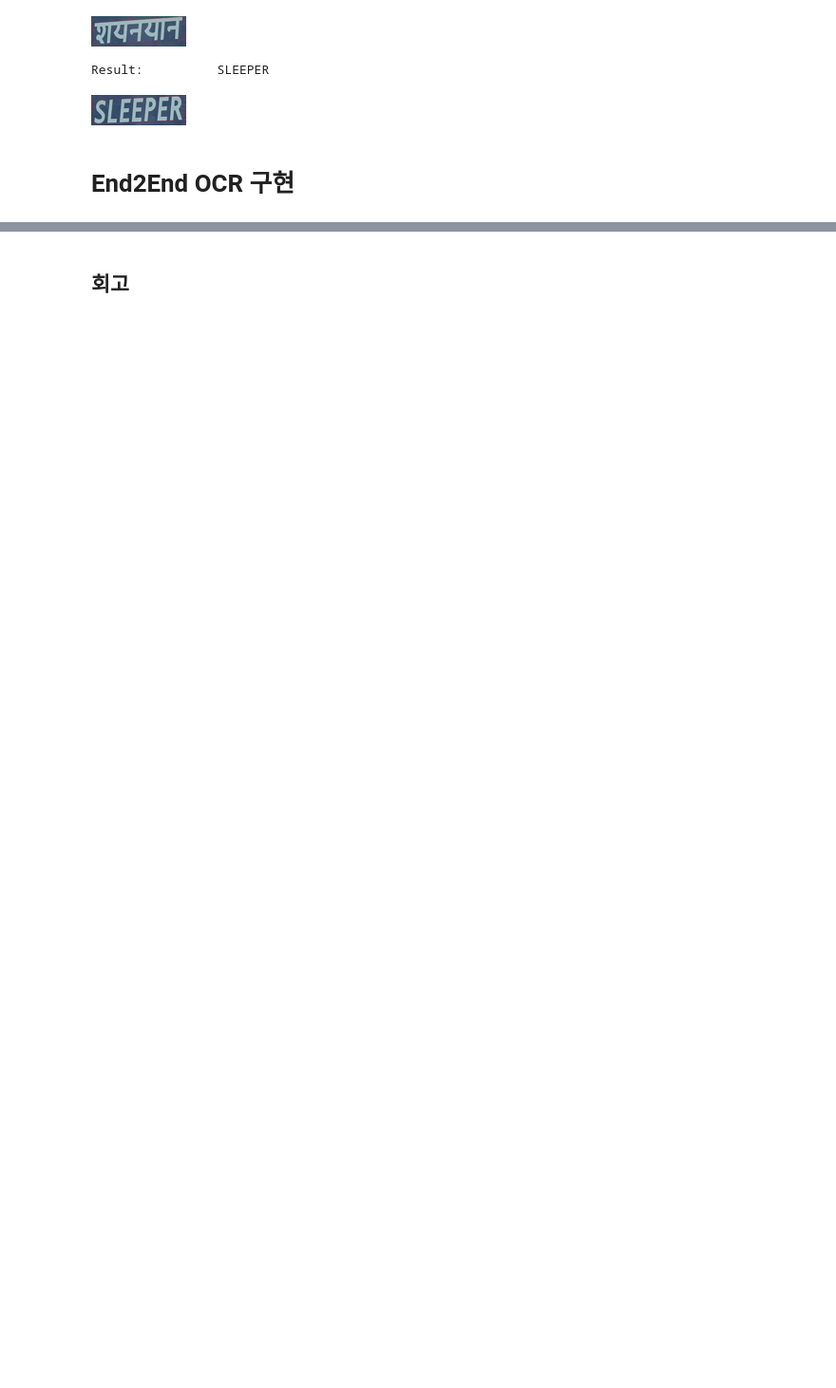
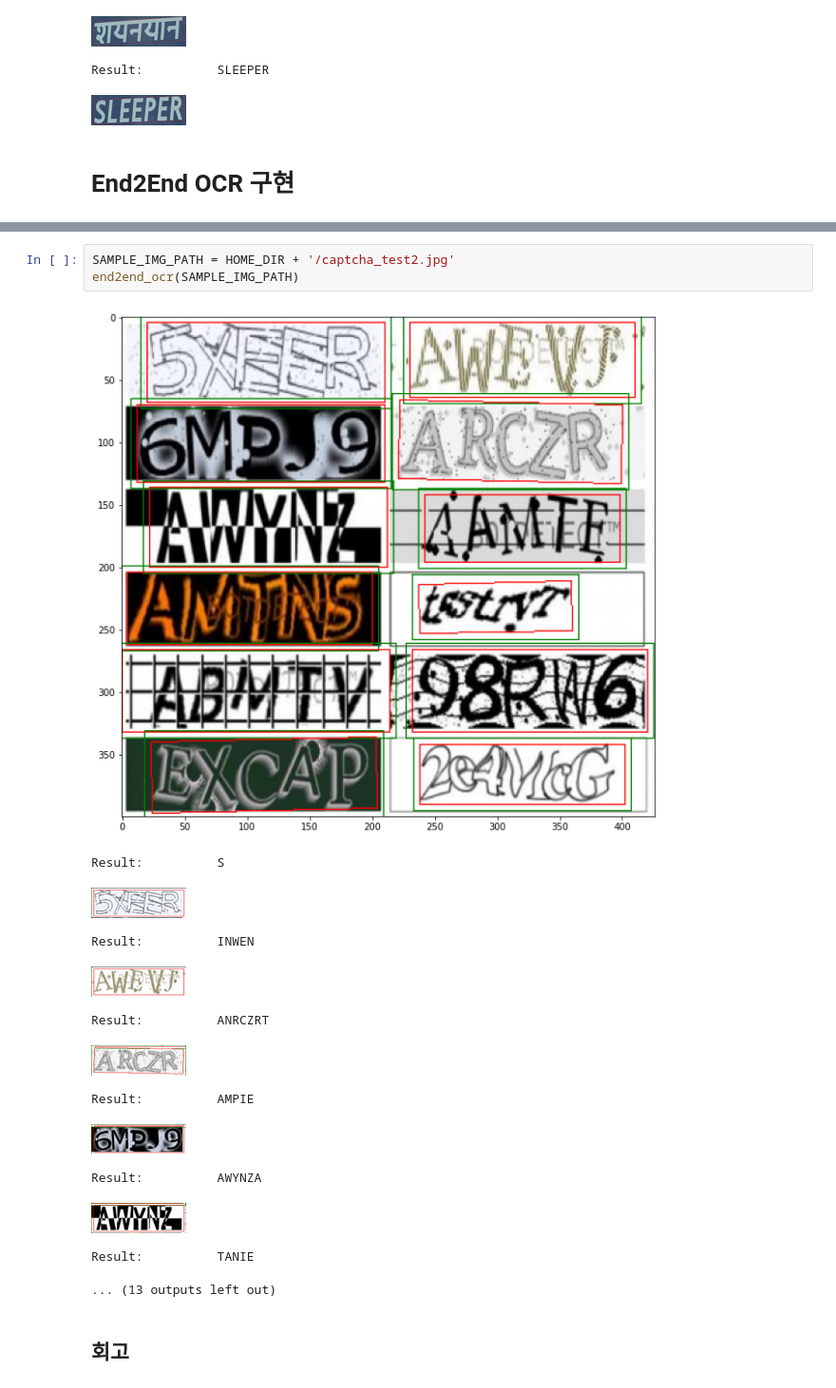
Before and after one commit to domik017123/aiffel_repo, a Jupyter notebook: GoingDeeper/GD6/GD6.ipynb, the cells around one changed output, grey strips where cells are left out. Shown at 95% size. Saved outputs shown, nothing was run; the diff lists cells and outputs as text; blank space fills up the shorter version.

```diff
--- a/GoingDeeper/GD6/GD6.ipynb
+++ b/GoingDeeper/GD6/GD6.ipynb
@@ -580,3 +585,20 @@ Result:          SLEEPER
+# %%
+SAMPLE_IMG_PATH = HOME_DIR + '/captcha_test2.jpg'
+end2end_ocr(SAMPLE_IMG_PATH)
+# %% [output]
+[figure, added]
+Result:          S
+[figure, added]
+Result:          INWEN
+[figure, added]
+Result:          ANRCZRT
+[figure, added]
+Result:          AMPIE
+[figure, added]
+Result:          AWYNZA
+[figure, added]
+Result:          TANIE
+... (13 outputs left out)
 # %% [markdown]
 ## 회고
 # %% [markdown]
```
Also changed, not shown: parts of 11 cells of this notebook.
